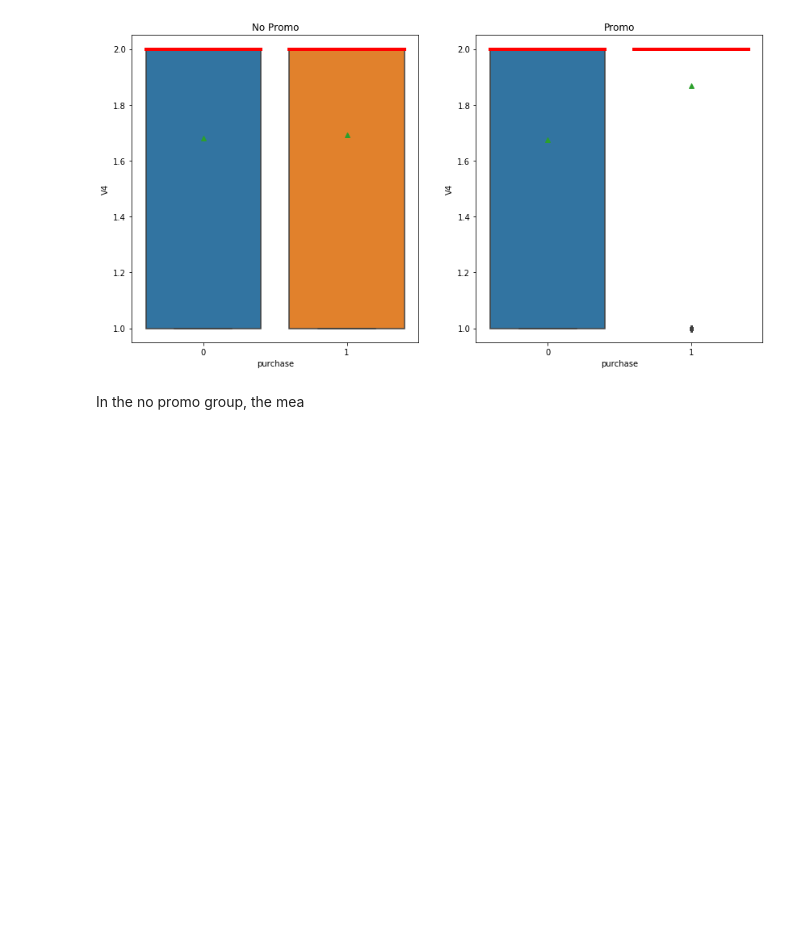
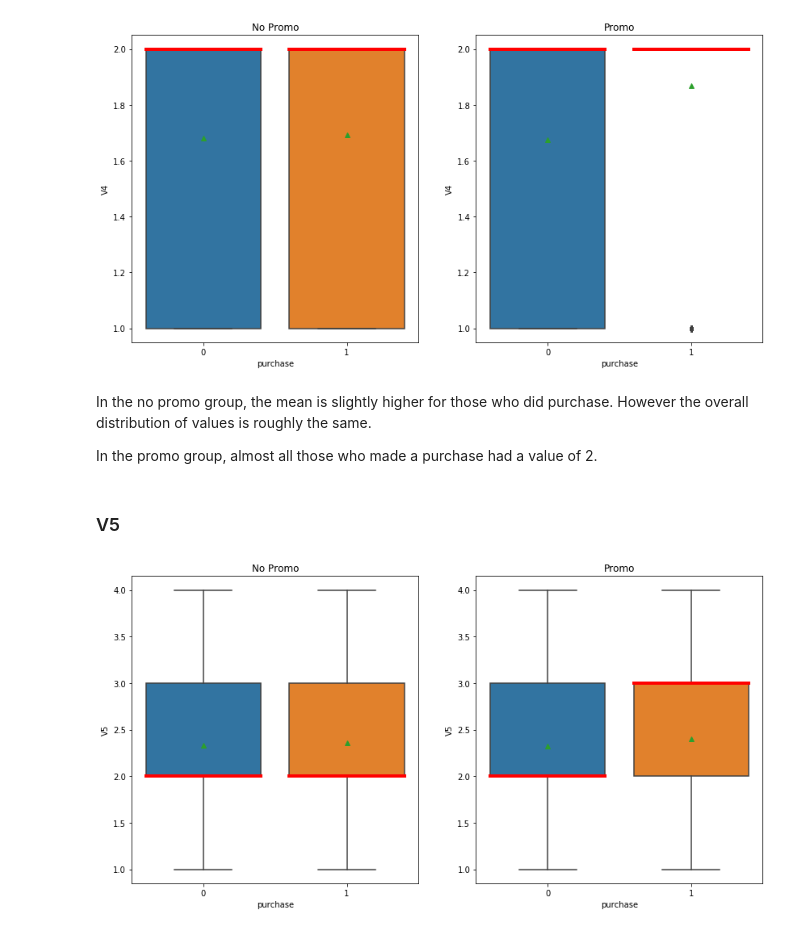
Before and after one commit to nadinezab/starbucks, a Jupyter notebook: starbucks.ipynb, the cells around one changed output. Drawn from its saved outputs; the diff is of its cells as text; code cells hidden in the pictures; blank space fills up the shorter version.

Commit message:
Add visualisation for V5

```diff
--- a/starbucks.ipynb
+++ b/starbucks.ipynb
@@ -158,5 +158,21 @@ ax[1].set_title('Promo')
 plt.show()
 # %% [output]
 [figure]
-# %% [markdown]
-In the no promo group, the mea
+# %% [markdown]
+In the no promo group, the mean is slightly higher for those who did purchase. However the overall distribution of values is roughly the same.
+
+In the promo group, almost all those who made a purchase had a value of 2.
+# %% [markdown]
+### V5
+# %%
+# Plot V5
+fig, ax = plt.subplots(1,2, figsize = (14,7))
+sns.boxplot(y="V5", x="purchase", data=no_promo, ax = ax[0], showmeans=True,
+            medianprops=dict(linestyle='-', linewidth=4, color='r'))
+ax[0].set_title('No Promo')
+sns.boxplot(y="V5", x="purchase", data=promo, ax = ax[1], showmeans=True,
+            medianprops=dict(linestyle='-', linewidth=4, color='r'))
+ax[1].set_title('Promo')
+plt.show()
+# %% [output]
+[figure, added]
```
